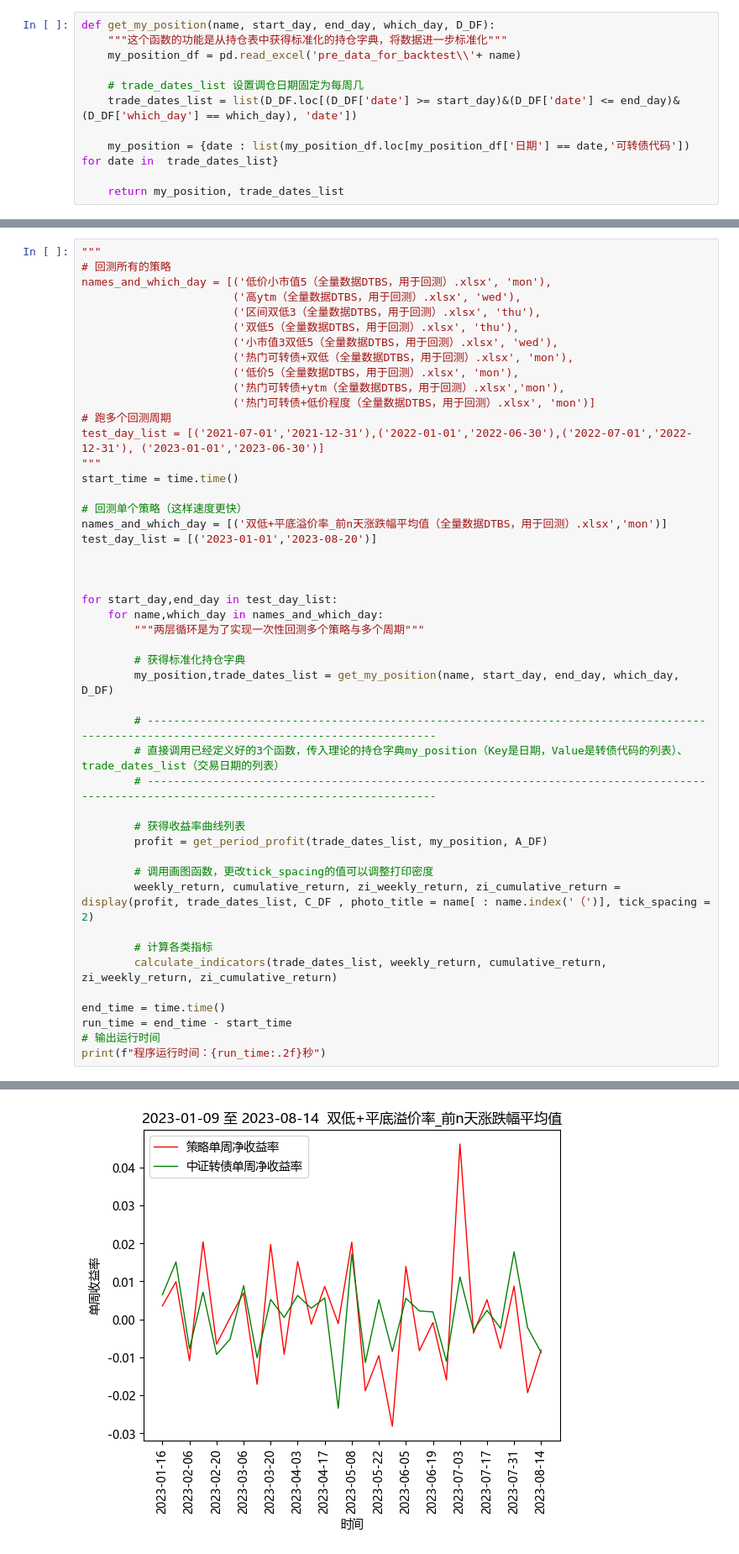
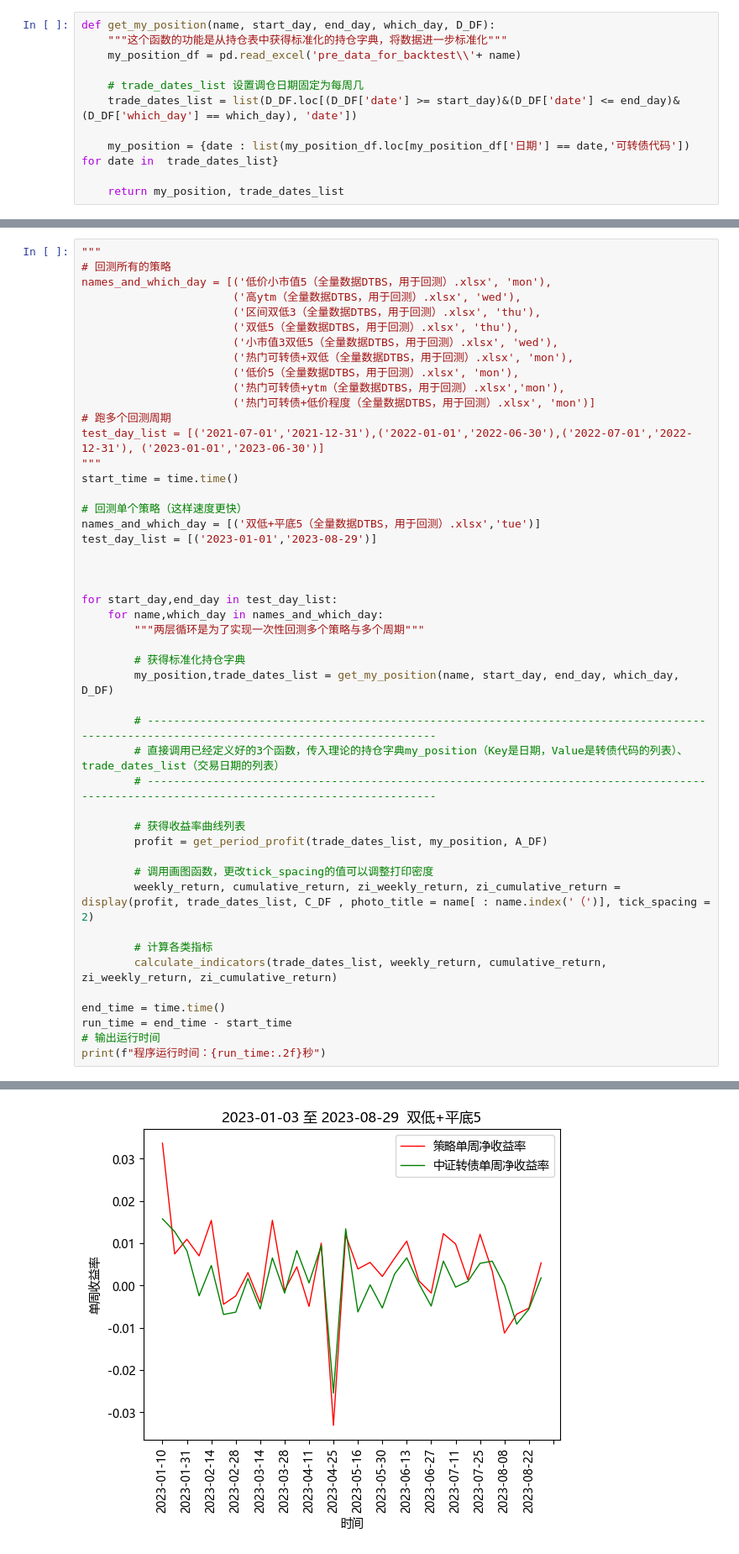
Before and after one commit to Big-ZhangCG/DB_FROM_20230811, a Jupyter notebook: mywork_ByZCG/backtest.ipynb, the cells around one changed output, grey strips where cells are left out. Shown at 84% size. Saved outputs shown, nothing was run; the diff lists cells and outputs as text.

```diff
--- a/mywork_ByZCG/backtest.ipynb
+++ b/mywork_ByZCG/backtest.ipynb
@@ -415,8 +415,8 @@ test_day_list = [('2021-07-01','2021-12-31'),('2022-01-01','2022-06-30'),('2022-
 start_time = time.time()
 
 # 回测单个策略（这样速度更快）
-names_and_which_day = [('双低+平底溢价率_前n天涨跌幅平均值（全量数据DTBS，用于回测）.xlsx','mon')]
-test_day_list = [('2023-01-01','2023-08-20')]
+names_and_which_day = [('双低+平底5（全量数据DTBS，用于回测）.xlsx','tue')]
+test_day_list = [('2023-01-01','2023-08-29')]
 
 
 
@@ -454,2 +454,2 @@ print(f"程序运行时间：{run_time:.2f}秒")
 <Figure size 36000x18000 with 0 Axes>
-[figure, old version]
+[figure, new version]
```
Also changed, not shown: parts of 1 cell of this notebook, 15 other files.
